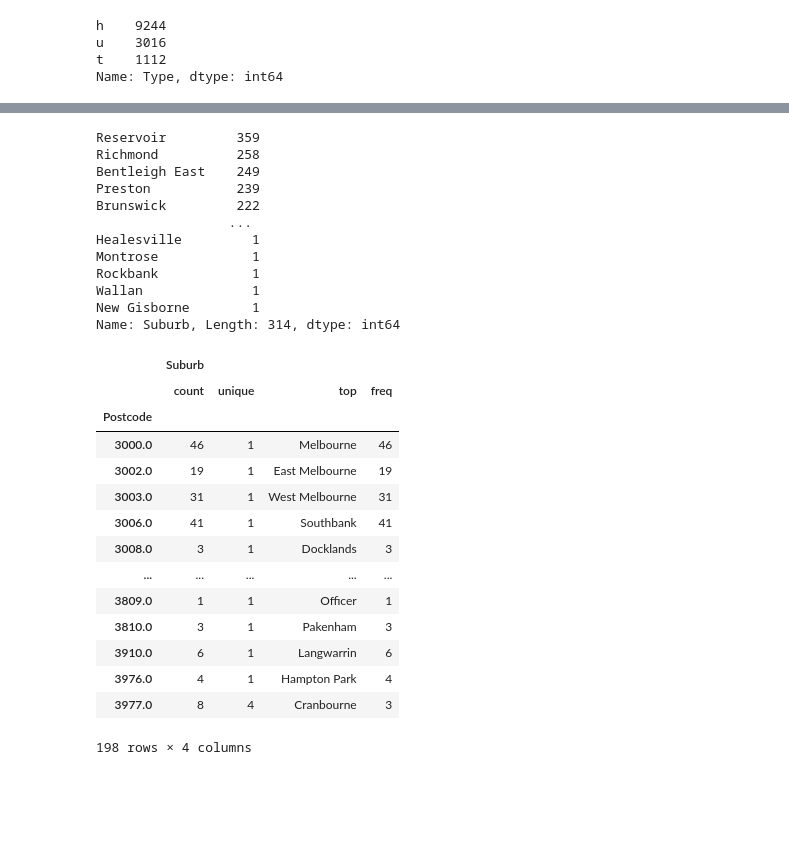
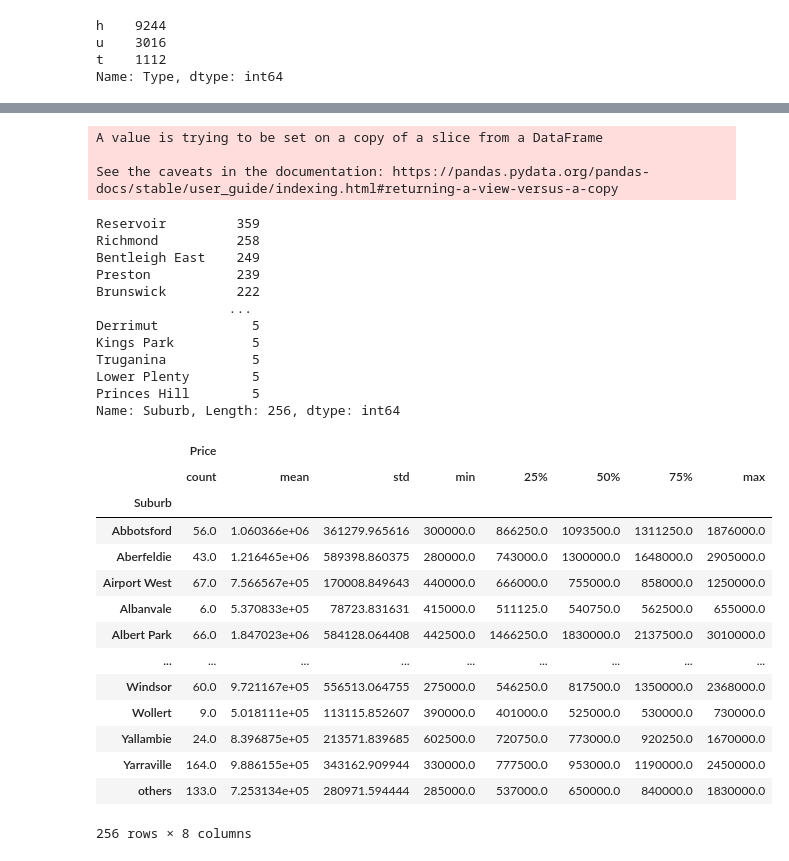
Before and after one commit to eliasexequiel/diplodatos, a Jupyter notebook: 02_analisis_y_curacion/trabajo_practico_2_parte_1_wolfmann.ipynb, the cells around one changed output, grey strips where cells are left out. Drawn from its saved outputs; the diff is of its cells as text; code cells hidden in the pictures; blank space fills up the shorter version.

```diff
--- a/02_analisis_y_curacion/trabajo_practico_2_parte_1_wolfmann.ipynb
+++ b/02_analisis_y_curacion/trabajo_practico_2_parte_1_wolfmann.ipynb
@@ -93,8 +100,8 @@ df_main_inliers_copy.sample(10,random_state=123)
 | 1971 | Coburg | 9 Vincent St | 4 | h | 1155000.0 | S | Nelson | 18/03/2017 | 7.8 | 3058.0 | 1.0 | ... |
 | 2640 | Flemington | 12/132 Princes St | 2 | u | 556000.0 | S | Woodards | 16/07/2016 | 4.4 | 3031.0 | 2.0 | ... |
 # %%
-df_filtrado = df_main_inliers[['Rooms','Type','Price','Suburb','Date','Distance','Postcode',
-                       'Bathroom','Car','Landsize','BuildingArea','YearBuilt','Regionname','Propertycount' ]]
+df_filtrado = df_main_inliers[['Rooms','Type','Price','Suburb','Date','Distance','Postcode','Lattitude',
+            'Longtitude','Bathroom','Car','Landsize','BuildingArea','YearBuilt','Regionname','Propertycount' ]]
 df_filtrado
 #saco sellerG al no importar quien vendio y method al entender que no importa como fue que se vendio.
 #agrego suburb, regionname, propertycount
@@ -143,3 +170,11 @@ Name: Type, dtype: int64
+# %%
+#agrupo todos las categorias que tengan una frecuencia menor a 5
+suburb_replace=df_filtrado.Suburb.value_counts().tail(59).index.tolist()
+df_filtrado.replace(to_replace=suburb_replace, value='others', inplace=True)
+# %% [output]
+A value is trying to be set on a copy of a slice from a DataFrame
+
+See the caveats in the documentation: https://pandas.pydata.org/pandas-docs/stable/user_guide/indexing.html#returning-a-view-versus-a-copy
 # %%
 df_filtrado.Suburb.value_counts()
 # %% [output]
@@ -149,31 +184,31 @@ Bentleigh East    249
 Preston           239
 Brunswick         222
                  ...
-Healesville         1
-Montrose            1
-Rockbank            1
-Wallan              1
-New Gisborne        1
-Name: Suburb, Length: 314, dtype: int64
+Derrimut            5
+Kings Park          5
+Truganina           5
+Lower Plenty        5
+Princes Hill        5
+Name: Suburb, Length: 256, dtype: int64
 # %%
-#agrupo en otros para disminuir cantidad de categorias
-df_filtrado[['Suburb', 'Postcode']].groupby( 'Postcode').describe()
+
+df_filtrado[['Suburb','Price']].groupby( 'Suburb').describe()
 # %% [output]
-|  | Suburb |  |  |  |
-|  | count | unique | top | freq |
-| Postcode |  |  |  |  |
-| 3000.0 | 46 | 1 | Melbourne | 46 |
-| 3002.0 | 19 | 1 | East Melbourne | 19 |
-| 3003.0 | 31 | 1 | West Melbourne | 31 |
-| 3006.0 | 41 | 1 | Southbank | 41 |
-| 3008.0 | 3 | 1 | Docklands | 3 |
-| ... | ... | ... | ... | ... |
-| 3809.0 | 1 | 1 | Officer | 1 |
-| 3810.0 | 3 | 1 | Pakenham | 3 |
-| 3910.0 | 6 | 1 | Langwarrin | 6 |
-| 3976.0 | 4 | 1 | Hampton Park | 4 |
-| 3977.0 | 8 | 4 | Cranbourne | 3 |
+|  | Price |  |  |  |  |  |  |  |
+|  | count | mean | std | min | 25% | 50% | 75% | max |
+| Suburb |  |  |  |  |  |  |  |  |
+| Abbotsford | 56.0 | 1.060366e+06 | 361279.965616 | 300000.0 | 866250.0 | 1093500.0 | 1311250.0 | 1876000.0 |
+| Aberfeldie | 43.0 | 1.216465e+06 | 589398.860375 | 280000.0 | 743000.0 | 1300000.0 | 1648000.0 | 2905000.0 |
+| Airport West | 67.0 | 7.566567e+05 | 170008.849643 | 440000.0 | 666000.0 | 755000.0 | 858000.0 | 1250000.0 |
+| Albanvale | 6.0 | 5.370833e+05 | 78723.831631 | 415000.0 | 511125.0 | 540750.0 | 562500.0 | 655000.0 |
+| Albert Park | 66.0 | 1.847023e+06 | 584128.064408 | 442500.0 | 1466250.0 | 1830000.0 | 2137500.0 | 3010000.0 |
+| ... | ... | ... | ... | ... | ... | ... | ... | ... |
+| Windsor | 60.0 | 9.721167e+05 | 556513.064755 | 275000.0 | 546250.0 | 817500.0 | 1350000.0 | 2368000.0 |
+| Wollert | 9.0 | 5.018111e+05 | 113115.852607 | 390000.0 | 401000.0 | 525000.0 | 530000.0 | 730000.0 |
+| Yallambie | 24.0 | 8.396875e+05 | 213571.839685 | 602500.0 | 720750.0 | 773000.0 | 920250.0 | 1670000.0 |
+| Yarraville | 164.0 | 9.886155e+05 | 343162.909944 | 330000.0 | 777500.0 | 953000.0 | 1190000.0 | 2450000.0 |
+| others | 133.0 | 7.253134e+05 | 280971.594444 | 285000.0 | 537000.0 | 650000.0 | 840000.0 | 1830000.0 |
-198 rows × 4 columns
+256 rows × 8 columns
 # %%
 df_filtrado.Suburb.value_counts().tail(50)
 # %% [output]
```
Also changed, not shown: parts of 29 cells of this notebook.
